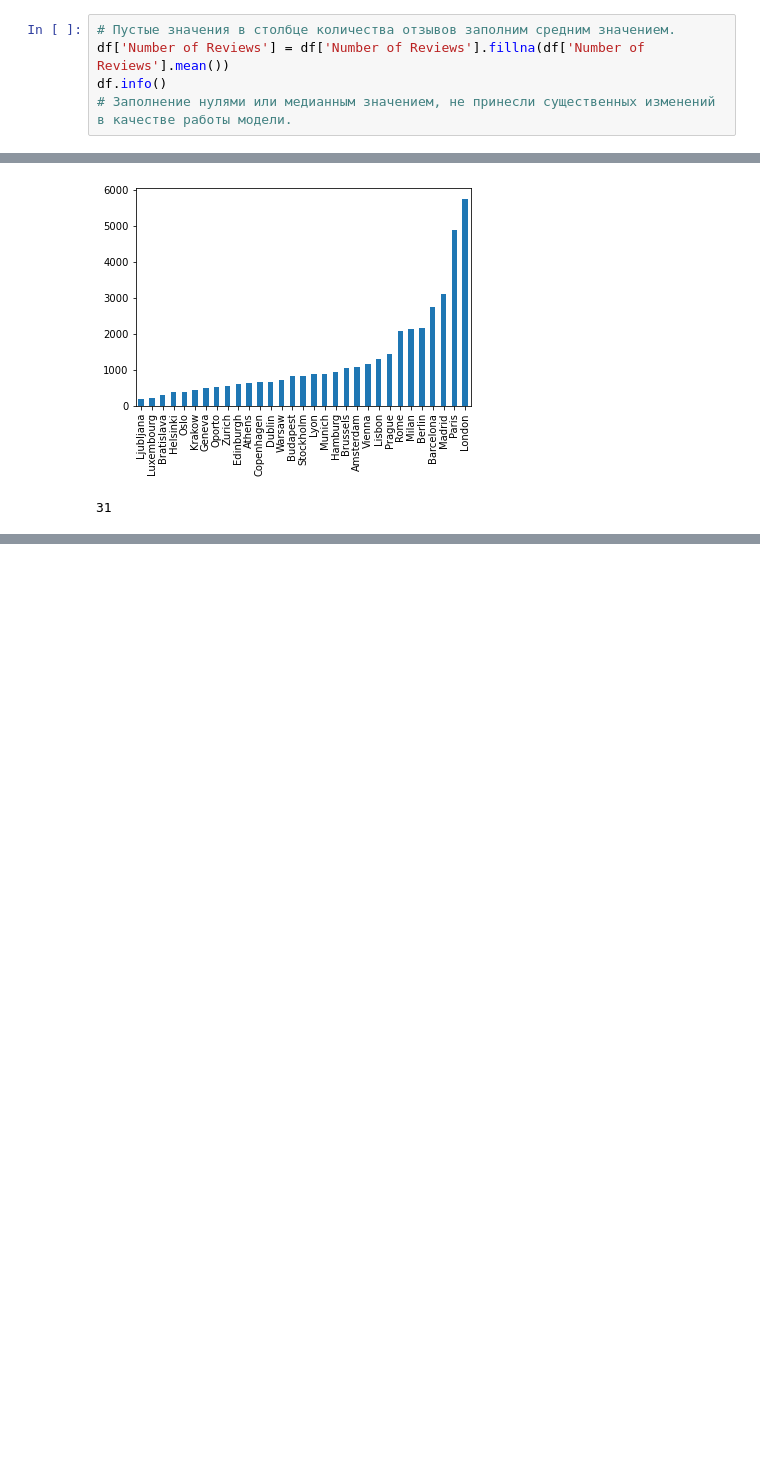
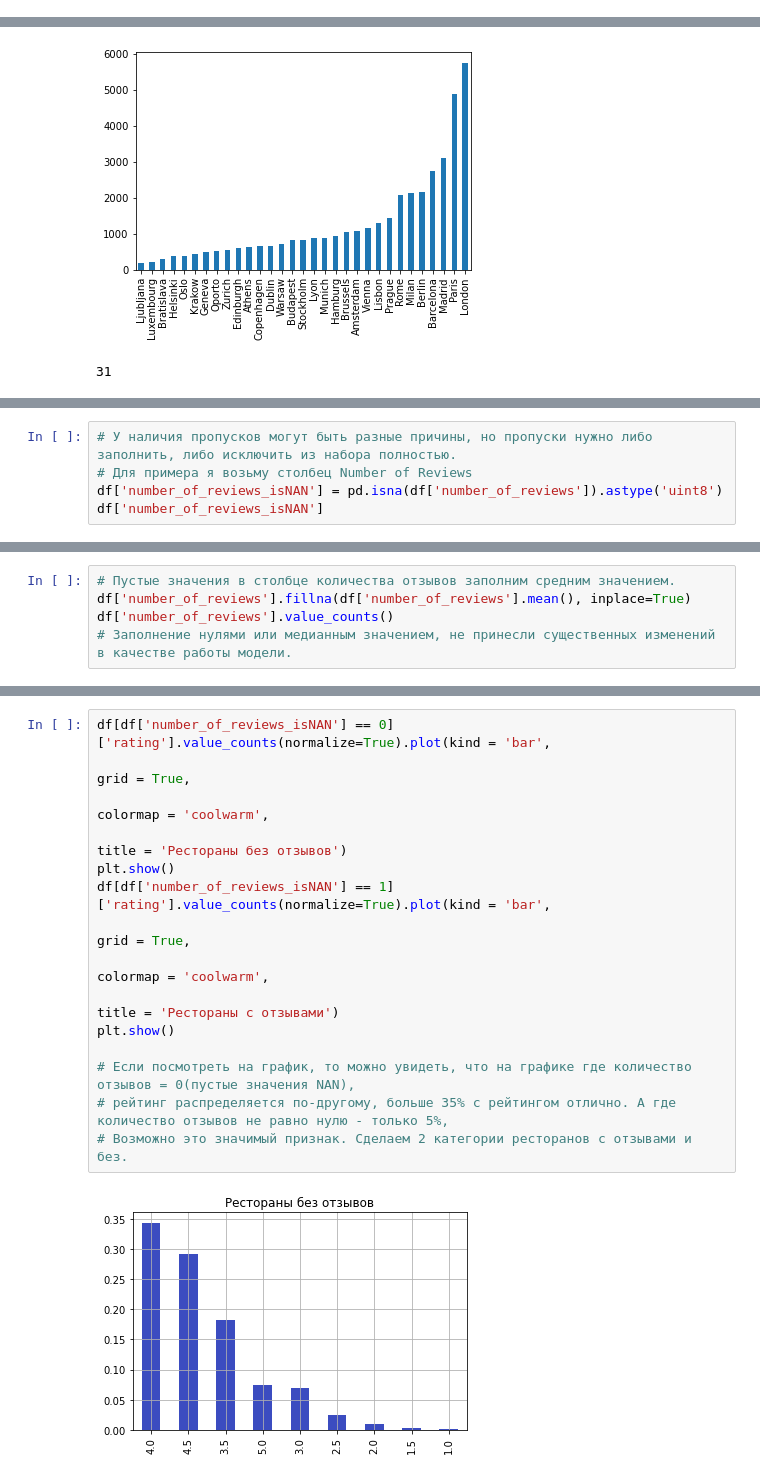
Before and after one commit to Aleksandr-alt/GitHub_skillfactory, a Jupyter notebook: module_3/24_1. Проект 3. О вкусной и здоровой пище. Итоговый проект..ipynb, the cells around one changed output, grey strips where cells are left out. Drawn from its saved outputs; the diff is of its cells as text; blank space fills up the shorter version.

```diff
--- a/module_3/24_1. Проект 3. О вкусной и здоровой пище. Итоговый проект..ipynb
+++ b/module_3/24_1. Проект 3. О вкусной и здоровой пище. Итоговый проект..ipynb
@@ -81,8 +81,3 @@ df = df.drop(['URL_TA', 'ID_TA'], axis = 1)
 **Теперь предстоит:**
 
 Поработать с другими признаками и посмотреть какую информацию мы можем из них извлечь.
-# %%
-# Пустые значения в столбце количества отзывов заполним средним значением.
-df['Number of Reviews'] = df['Number of Reviews'].fillna(df['Number of Reviews'].mean())
-df.info()
-# Заполнение нулями или медианным значением, не принесли существенных изменений в качестве работы модели.
@@ -355,3 +334,8 @@ Name: city, dtype: int64
 39998    0.881706
 39999    2.263010
 Name: city_ranking, Length: 40000, dtype: float64
+# %%
+# У наличия пропусков могут быть разные причины, но пропуски нужно либо заполнить, либо исключить из набора полностью.
+# Для примера я возьму столбец Number of Reviews
+df['number_of_reviews_isNAN'] = pd.isna(df['number_of_reviews']).astype('uint8')
+df['number_of_reviews_isNAN']
@@ -357,0 +361,5 @@ Name: city_ranking, Length: 40000, dtype: float64
+# %%
+# Пустые значения в столбце количества отзывов заполним средним значением.
+df['number_of_reviews'].fillna(df['number_of_reviews'].mean(), inplace=True)
+df['number_of_reviews'].value_counts()
+# Заполнение нулями или медианным значением, не принесли существенных изменений в качестве работы модели.
@@ -357,0 +379,17 @@ Name: city_ranking, Length: 40000, dtype: float64
+# %%
+df[df['number_of_reviews_isNAN'] == 0]['rating'].value_counts(normalize=True).plot(kind = 'bar',
+                                                                                   grid = True,
+                                                                                   colormap = 'coolwarm',
+                                                                                   title = 'Рестораны без отзывов')
+plt.show()
+df[df['number_of_reviews_isNAN'] == 1]['rating'].value_counts(normalize=True).plot(kind = 'bar',
+                                                                                   grid = True,
+                                                                                   colormap = 'coolwarm',
+                                                                                   title = 'Рестораны с отзывами')
+plt.show()
+
+# Если посмотреть на график, то можно увидеть, что на графике где количество отзывов = 0(пустые значения NAN),
+# рейтинг распределяется по-другому, больше 35% с рейтингом отлично. А где количество отзывов не равно нулю - только 5%,
+# Возможно это значимый признак. Сделаем 2 категории ресторанов с отзывами и без.
+# %% [output]
+[figure, added]
```
Also changed, not shown: parts of 18 cells of this notebook.
